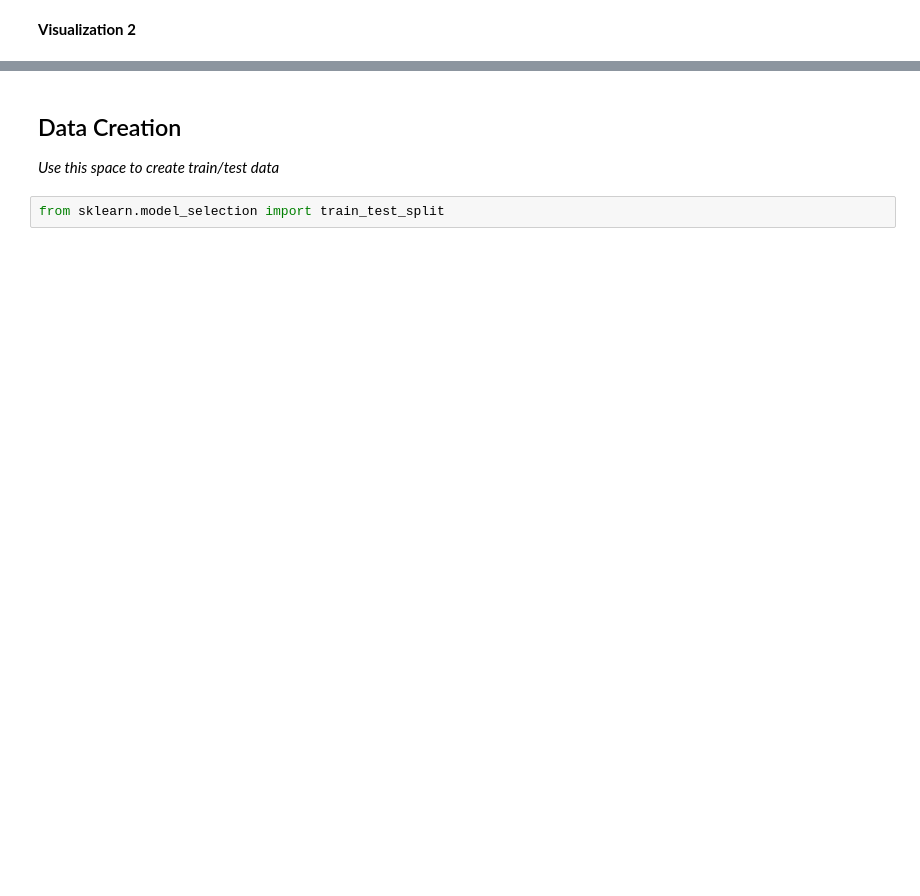
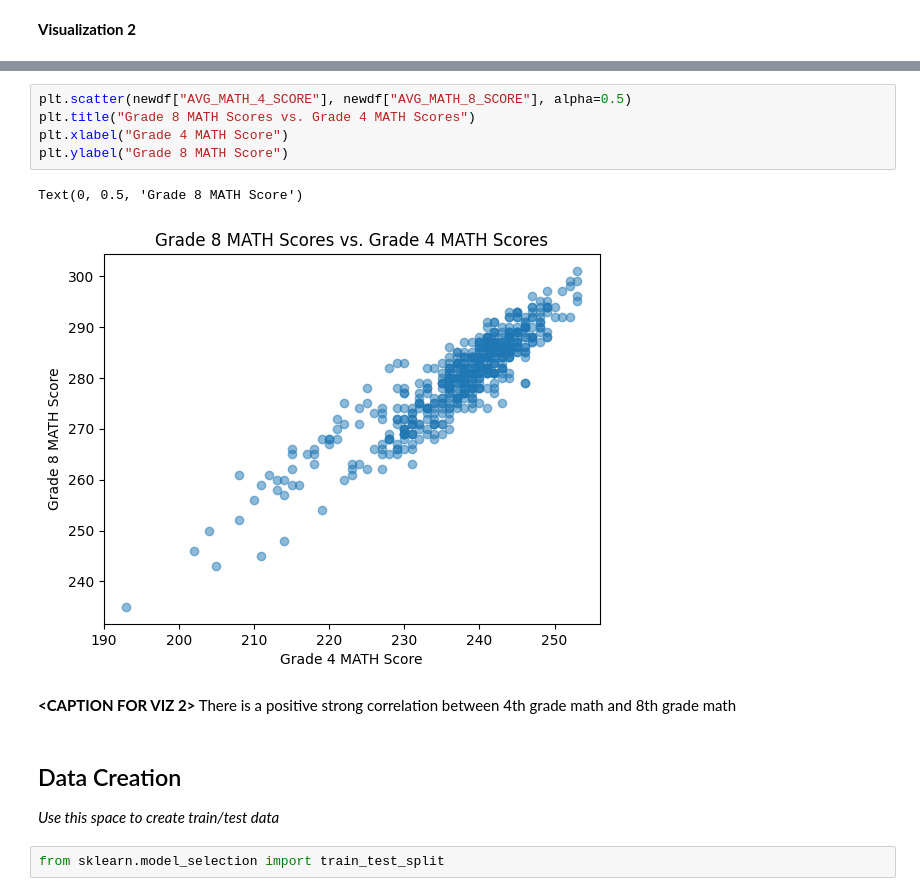
Before and after one commit to rkaixi/MDST-Tuorial, a Jupyter notebook: tutorial1/checkpoint1.ipynb, the cells around one changed output, grey strips where cells are left out. Saved outputs shown, nothing was run; the diff lists cells and outputs as text; blank space fills up the shorter version.

```diff
--- a/tutorial1/checkpoint1.ipynb
+++ b/tutorial1/checkpoint1.ipynb
@@ -101,3 +167,13 @@ Investigate the relationship between your chosen response variable and at least
+# %%
+plt.scatter(newdf["AVG_MATH_4_SCORE"], newdf["AVG_MATH_8_SCORE"], alpha=0.5)
+plt.title("Grade 8 MATH Scores vs. Grade 4 MATH Scores")
+plt.xlabel("Grade 4 MATH Score")
+plt.ylabel("Grade 8 MATH Score")
+# %% [output]
+Text(0, 0.5, 'Grade 8 MATH Score')
+[figure, added]
+# %% [markdown]
+**<CAPTION FOR VIZ 2>** There is a positive strong correlation between 4th grade math and 8th grade math
 # %% [markdown]
 <h2> Data Creation </h2>
 
```
Also changed, not shown: parts of 21 cells of this notebook.
